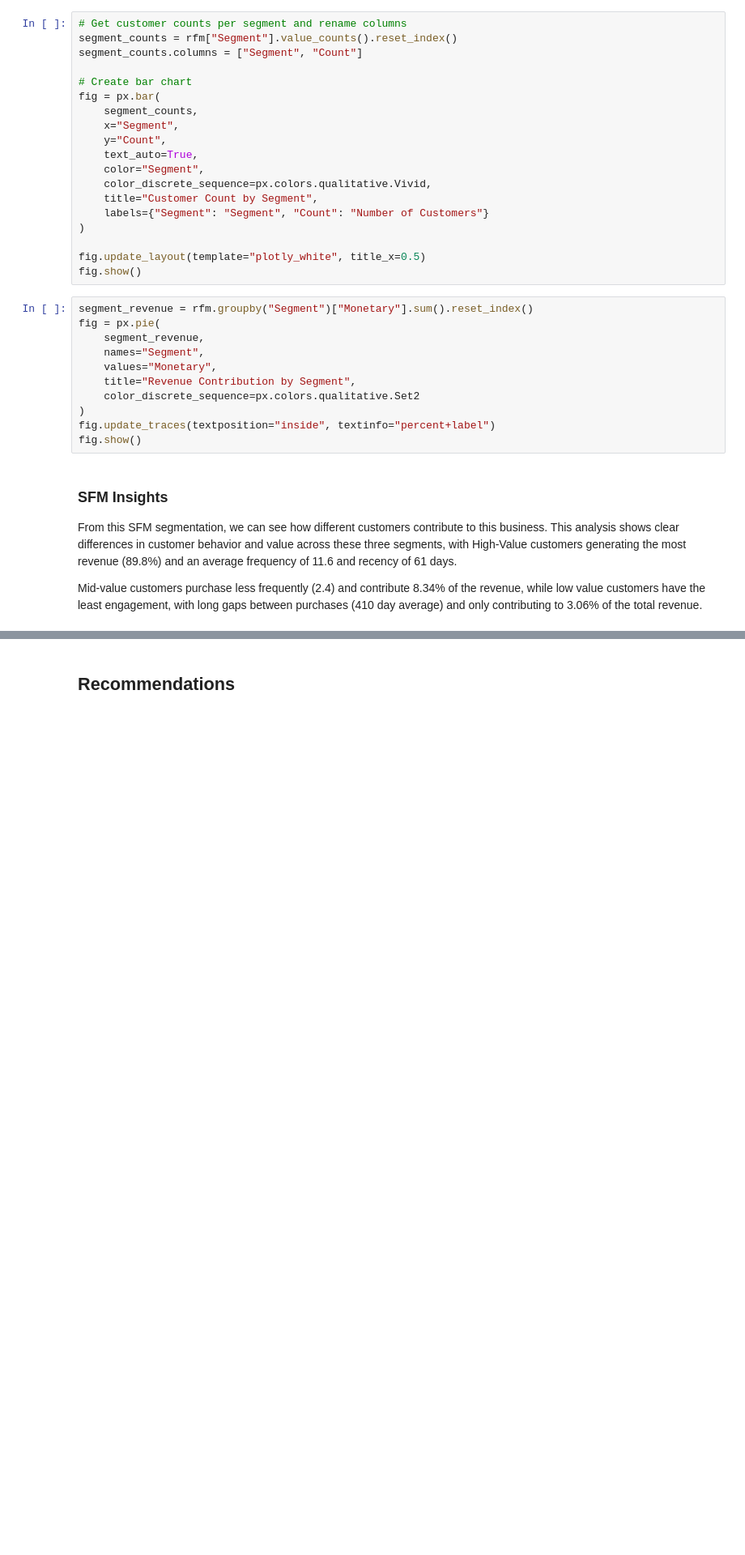
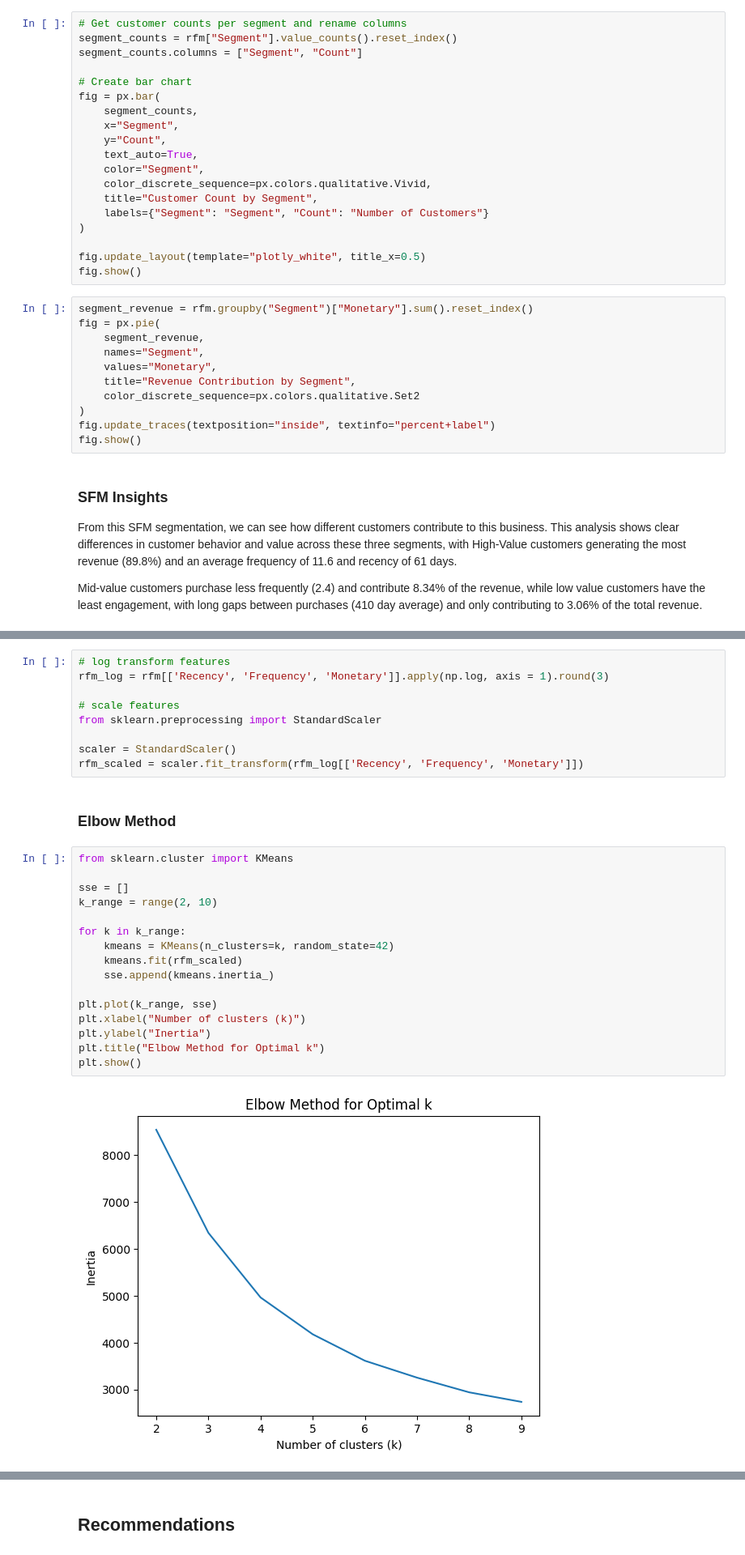
Before and after one commit to rh3mie/Online-Retail-Customer-Segmentation-Analysis, a Jupyter notebook: uci_retail_segmentation.ipynb, the cells around one changed output, grey strips where cells are left out. Shown at 81% size. Drawn from its saved outputs; the diff is of its cells as text; blank space fills up the shorter version.

```diff
--- a/uci_retail_segmentation.ipynb
+++ b/uci_retail_segmentation.ipynb
@@ -576,0 +597,29 @@ Mid-value customers purchase less frequently (2.4) and contribute 8.34% of the r
+# %%
+# log transform features
+rfm_log = rfm[['Recency', 'Frequency', 'Monetary']].apply(np.log, axis = 1).round(3)
+
+# scale features
+from sklearn.preprocessing import StandardScaler
+
+scaler = StandardScaler()
+rfm_scaled = scaler.fit_transform(rfm_log[['Recency', 'Frequency', 'Monetary']])
+# %% [markdown]
+### Elbow Method
+# %%
+from sklearn.cluster import KMeans
+
+sse = []
+k_range = range(2, 10)
+
+for k in k_range:
+    kmeans = KMeans(n_clusters=k, random_state=42)
+    kmeans.fit(rfm_scaled)
+    sse.append(kmeans.inertia_)
+
+plt.plot(k_range, sse)
+plt.xlabel("Number of clusters (k)")
+plt.ylabel("Inertia")
+plt.title("Elbow Method for Optimal k")
+plt.show()
+# %% [output]
+[figure, added]
```
Also changed, not shown: parts of 12 cells of this notebook, 2 other files.
